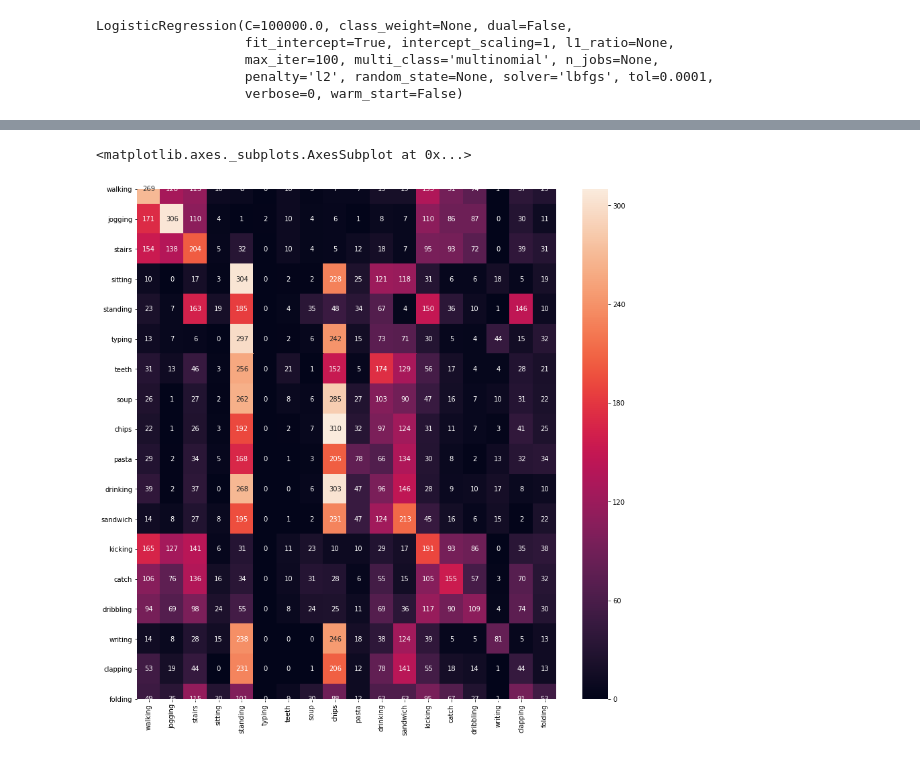
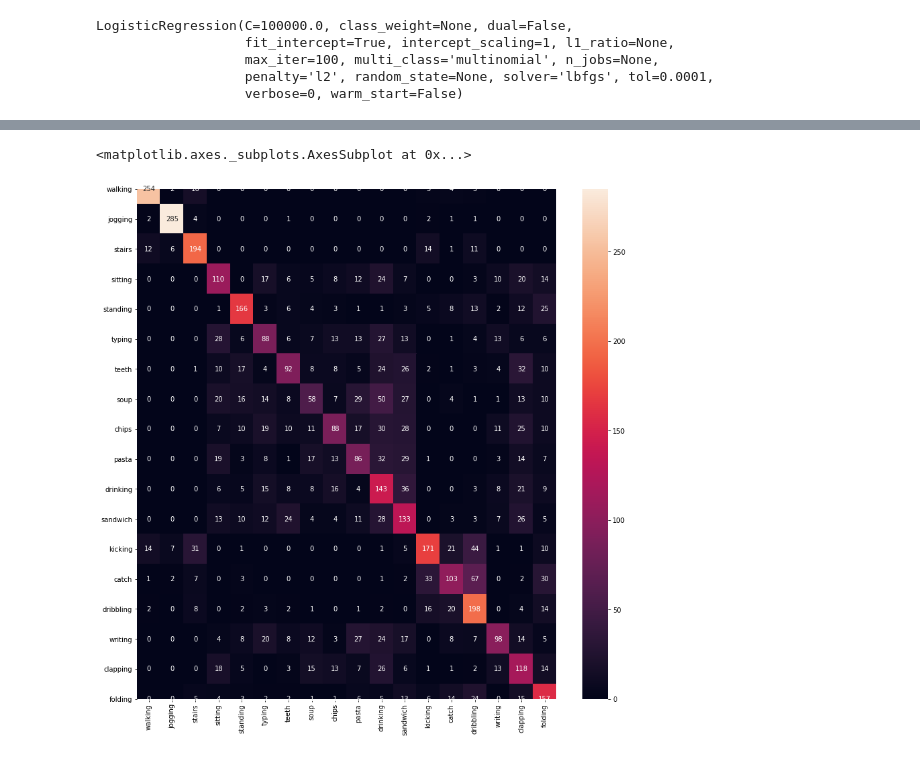
Before and after one commit to LACoderDeBH/CS230_HAR_WISDM, a Jupyter notebook: Phone.ipynb, the cells around one changed output, grey strips where cells are left out. Saved outputs shown, nothing was run; the diff lists cells and outputs as text; code cells hidden in the pictures.

```diff
--- a/Phone.ipynb
+++ b/Phone.ipynb
@@ -131,23 +131,26 @@ Y_train:  (28143, 18)
 Y_val:  (9381, 18)
 Y_test:  (9382, 18)
 # %%
+#TEST out different data split
+#80% train 10% val 10% test
+
 #data split: as informed by slides split for 30,000 examples
 #our example is a window and coming from a big expansive amount of data
 #5 second split based on papers using 5 sec split. We can play with this
 
-X_train_2, X_valtest_2, y_train_2, y_valtest_2 = train_test_split(X, y, test_size=0.1, random_state=42)
-X_val_2, X_test_2, y_val_2, y_test_2 = train_test_split(X_valtest_2, y_valtest_2, test_size=0.1, random_state=42)
+X_train_new, X_valtest_new, y_train_new, y_valtest_new = train_test_split(X, y, test_size=0.2, random_state=42)
+X_val_new, X_test_new, y_val_new, y_test_new = train_test_split(X_valtest_new, y_valtest_new, test_size=0.5, random_state=42)
 
 #train
-print("X_train_2: ",X_train_2.shape)
+print("X_train_new: ",X_train_new.shape)
 
 #dev
-print("X_val_2: ",X_val_2.shape)
+print("X_val_new: ",X_val_new.shape)
 
 #test
-print("X_test_2: ",X_test_2.shape)
+print("X_test_new: ",X_test_new.shape)
 
-print("Y_train_2: ",y_train_2.shape)
-print("Y_val_2: ",y_val_2.shape)
-print("Y_test_2: ",y_test_2.shape)
+print("Y_train_new: ",y_train_new.shape)
+print("Y_val_new: ",y_val_new.shape)
+print("Y_test_new: ",y_test_new.shape)
 # %% [output]
@@ -326,7 +323,7 @@ model.compile(Adam(),
               metrics=['acc'])
 # %%
 #loss function: using cross entropy
-model2.compile(Adam(),
+model_new.compile(Adam(),
               loss=keras.losses.categorical_crossentropy,
               metrics=['acc'])
 # %%
@@ -352,3 +349,3 @@ Epoch 20/20
 # %%
-history2 = model2.fit(X_train_2, y_train_2, epochs=20, validation_data=(X_val_2, y_val_2), verbose=1)
+history_new = model_new.fit(X_train_new, y_train_new, epochs=20, validation_data=(X_val_new, y_val_new), verbose=1)
 # %% [output]
@@ -394,13 +395,13 @@ y_val_pred_argmax = y_val_pred.argmax(axis=1)
 actual_val_activities = [reverse_activity_encoding[i] for i in y_val_argmax]
 predicted_val_activities = [reverse_activity_encoding[i] for i in y_val_pred_argmax]
 # %%
-y_val_pred_2 = model.predict(X_val_2)
+y_val_pred_new = model_new.predict(X_val_new)
 
-y_val_argmax_2 = y_val_2.argmax(axis=1)
-y_val_pred_argmax_2 = y_val_pred_2.argmax(axis=1)
+y_val_argmax_new = y_val_new.argmax(axis=1)
+y_val_pred_argmax_new = y_val_pred_new.argmax(axis=1)
 
-actual_val_activities_2 = [reverse_activity_encoding[i] for i in y_val_argmax_2]
-predicted_val_activities_2 = [reverse_activity_encoding[i] for i in y_val_pred_argmax_2]
+actual_val_activities_new = [reverse_activity_encoding[i] for i in y_val_argmax_new]
+predicted_val_activities_new = [reverse_activity_encoding[i] for i in y_val_pred_argmax_new]
 # %%
 cm = confusion_matrix(y_val_argmax, y_val_pred_argmax)
 df_cm = pd.DataFrame(cm, index = [reverse_activity_encoding[i] for i in range(18)], columns = [reverse_activity_encoding[i] for i in range(18)])
@@ -412,8 +413,8 @@ sn.heatmap(df_cm, annot=True, fmt='g')
 # %%
-cm2 = confusion_matrix(y_val_argmax_2, y_val_pred_argmax_2)
-df_cm_2 = pd.DataFrame(cm, index = [reverse_activity_encoding[i] for i in range(18)], columns = [reverse_activity_encoding[i] for i in range(18)])
+cm_new = confusion_matrix(y_val_argmax_new, y_val_pred_argmax_new)
+df_cm_new = pd.DataFrame(cm_new, index = [reverse_activity_encoding[i] for i in range(18)], columns = [reverse_activity_encoding[i] for i in range(18)])
 plt.figure(figsize = (14,14))
-sn.heatmap(df_cm_2, annot=True, fmt='g')
+sn.heatmap(df_cm_new, annot=True, fmt='g')
 # %% [output]
 <matplotlib.axes._subplots.AxesSubplot at 0x...>
-[figure, old version]
+[figure, new version]
```
Also changed, not shown: parts of 29 cells of this notebook.
